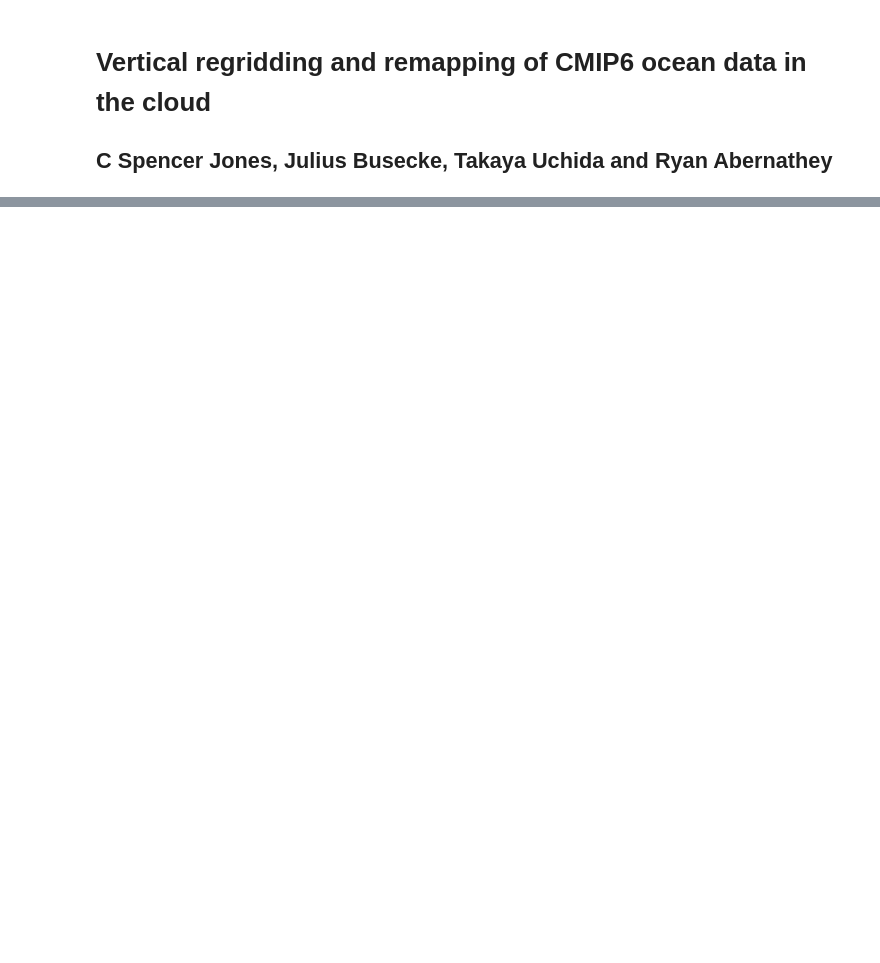
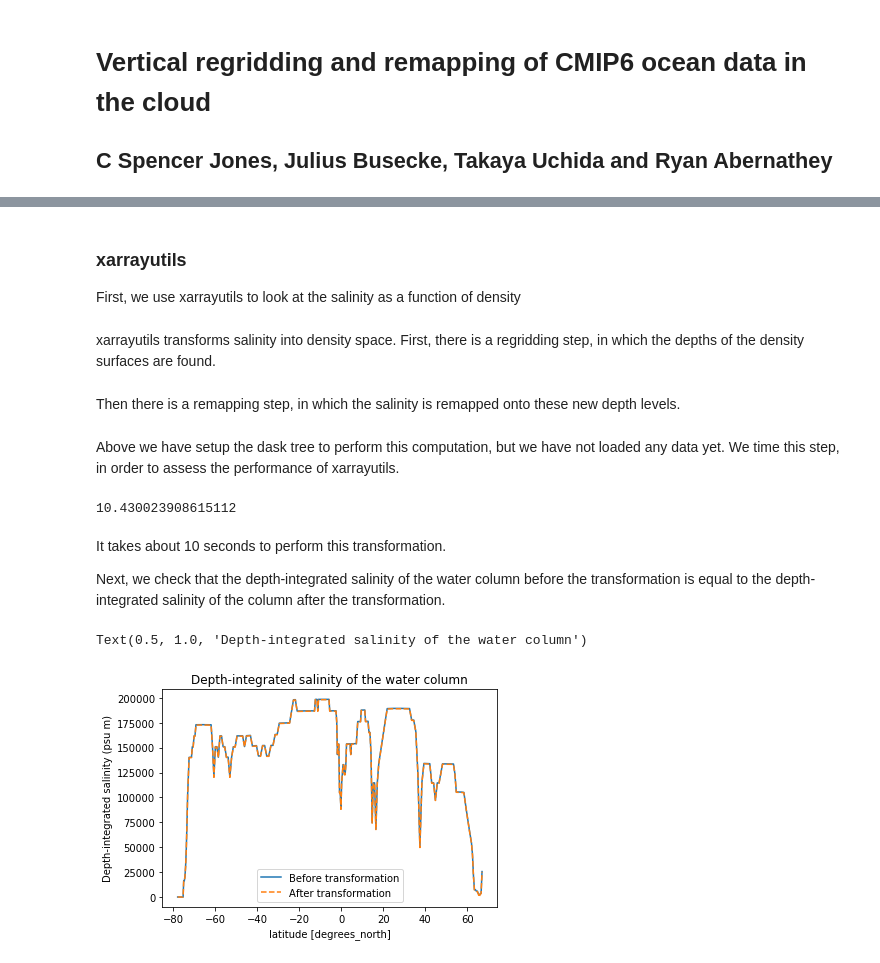
Before and after one commit to cspencerjones/vertical_regridding, a Jupyter notebook: xarrayutils_xlayers.ipynb, the cells around one changed output, grey strips where cells are left out. Saved outputs shown, nothing was run; the diff lists cells and outputs as text; code cells hidden in the pictures; blank space fills up the shorter version.

```diff
--- a/xarrayutils_xlayers.ipynb
+++ b/xarrayutils_xlayers.ipynb
@@ -226,0 +132,3 @@ plt.ylim(28,20)
+# %% [markdown]
+### xarrayutils
+First, we use xarrayutils to look at the salinity as a function of density
@@ -226,0 +139,66 @@ plt.ylim(28,20)
+# %% [markdown]
+xarrayutils transforms salinity into density space. First, there is a regridding step, in which the depths of the density surfaces are found.
+# %%
+
+t_vals = np.hstack([dens126_xau.dens.min().load().data[np.newaxis], np.arange(21.9,28, 0.1), dens126_xau.dens.max().load().data[np.newaxis]])
+
+temperature_values = xr.DataArray(t_vals, coords=[('t', t_vals)]) # define the new temperature grid
+
+z_temp_bounds126 = linear_interpolation_regrid(dens126_xau.lev, dens126_xau.dens, temperature_values, z_bounds=dens126_xau.lev_bounds.swap_dims({'lev':"lev_bounds"}) ,target_value_dim='t', z_bounds_dim='lev_bounds')
+z_temp_bounds585 = linear_interpolation_regrid(dens585_xau.lev, dens585_xau.dens, temperature_values, z_bounds=dens585_xau.lev_bounds.swap_dims({'lev':"lev_bounds"}) ,target_value_dim='t', z_bounds_dim='lev_bounds')
+# %% [markdown]
+Then there is a remapping step, in which the salinity is remapped onto these new depth levels.
+# %%
+#This section is for SSP1-2.6
+#define the cell boundaries in the original salinity field
+bounds_original = dens126_xau.lev_bounds.reindex(lev=np.insert(dens126_xau.lev.values,0,0), method='pad').swap_dims({'lev':"lev_bounds"})
+
+# now we can remap the tracer data again (at the moment the depth dimensions have to be explicitly defined).
+ds_temp_cons126 = conservative_remap(so126_xau.so.squeeze(),bounds_original, z_temp_bounds126.squeeze(),
+                                   z_dim='lev', z_bnd_dim='lev_bounds', z_bnd_dim_target='regridded', mask=True) # the associated depth dimensions for each array
+# # replace the new depth dimension values with the appropriate depth (here the middle of the temperature cell bounds)
+t_vals = z_temp_bounds126.coords['regridded'].data
+t_vals = 0.5 * (t_vals[1:] + t_vals[0:-1])
+
+ds_temp_cons126.coords['remapped'] = xr.DataArray(t_vals, coords=[('remapped', t_vals)])
+
+
+
+
+#This section is for SSP5-5.8
+#define the cell boundaries in the original salinity field
+bounds_original = dens585_xau.lev_bounds.reindex(lev=np.insert(dens585_xau.lev.values,0,0), method='pad').swap_dims({'lev':"lev_bounds"})
+
+# now we can remap the tracer data again (at the moment the depth dimensions have to be explicitly defined).
+ds_temp_cons585 = conservative_remap(so585_xau.so[:,:].squeeze(),bounds_original, z_temp_bounds585.squeeze(),
+                                   z_dim='lev', z_bnd_dim='lev_bounds', z_bnd_dim_target='regridded', mask=True) # the associated depth dimensions for each array
+# # replace the new depth dimension values with the appropriate depth (here the middle of the temperature cell bounds)
+t_vals = z_temp_bounds585.coords['regridded'].data
+t_vals = 0.5 * (t_vals[1:] + t_vals[0:-1])
+
+ds_temp_cons585.coords['remapped'] = xr.DataArray(t_vals, coords=[('remapped', t_vals)])
+# %% [markdown]
+Above we have setup the dask tree to perform this computation, but we have not loaded any data yet. We time this step, in order to assess the performance of xarrayutils.
+# %%
+start=time.time()
+difference_xau=(ds_temp_cons585-ds_temp_cons126).load()
+#plt.ylim(34,36)
+end=time.time()
+end-start
+# %% [output]
+10.430023908615112
+# %% [markdown]
+It takes about 10 seconds to perform this transformation.
+
+Next, we check that the depth-integrated salinity of the water column before the transformation is equal to the depth-integrated salinity of the column after the transformation.
+# %%
+dz_remapped = z_temp_bounds126.diff('regridded').rename({'regridded':'remapped'})
+dz_remapped.coords['remapped'] = ds_temp_cons126.coords['remapped']
+((so126_xau.so*ds_so_ssp126_cs.lev_bnds.diff('bnds')).sum('lev'))[2,:250,0].swap_dims({'j':'latitude'}).plot()
+(ds_temp_cons126*dz_remapped).sum('remapped')[2,:250].swap_dims({'j':'latitude'}).plot(linestyle='dashed')
+plt.ylabel('Depth-integrated salinity (psu m)')
+plt.legend(('Before transformation','After transformation'))
+plt.title('Depth-integrated salinity of the water column')
+# %% [output]
+Text(0.5, 1.0, 'Depth-integrated salinity of the water column')
+[figure, added]
```
Also changed, not shown: parts of 49 cells of this notebook, 1 other file.
